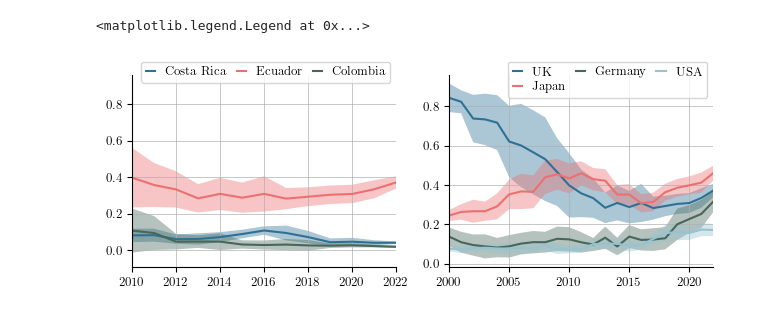
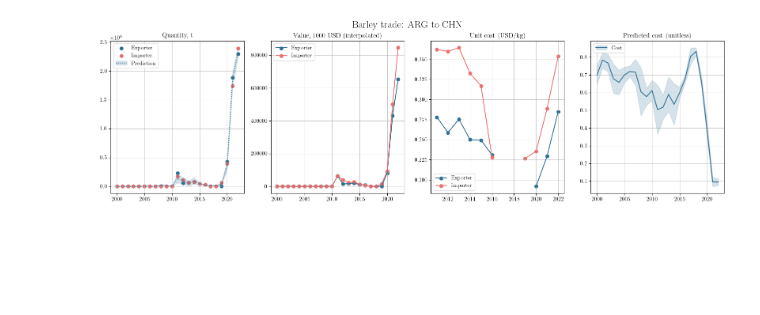
Before and after one commit to estevaofuzaro98/NeuralABM, a Jupyter notebook: models/IOT_NN/model.ipynb, the cells around one changed output. Drawn from its saved outputs; the diff is of its cells as text; code cells hidden in the pictures; blank space fills up the shorter version.

```diff
--- a/models/IOT_NN/model.ipynb
+++ b/models/IOT_NN/model.ipynb
@@ -242,9 +337,15 @@ for j in tqdm(range(N_samples), desc="Sampling"):
+# %%
+ex, im = "ARG", "CHN"
+fig, axs = comparison_plot(ex, im, figsize=(20, 5))
+fig.savefig(f"/Users/thomasgaskin/FAOSTAT_data/Barley_{ex}_{im}.png", dpi=300, bbox_inches='tight')
+# %% [output]
+[figure, added]
 # %%
-fig, axs = plt.subplots(ncols=2, figsize=(7.5, 2.5))
+fig, axs = plt.subplots(ncols=2, figsize=(7.5, 4))
 
-importer = "UK"
-exporter = "Ecuador"
-for _country in ["Costa Rica", "Ecuador", "Colombia"]:
+importer = "China, mainland"
+exporter = "Brazil"
+for _country in ["Paraguay", "United States of America", "Brazil"]:
 
     # Plot the cost trajectory for the importer
     _mean = samples["C"].mean("Sample", skipna=True).sel({"Country A": _country, "Country B": importer}, drop=True)
@@ -252,10 +353,10 @@ for _country in ["Costa Rica", "Ecuador", "Colombia"]:
 
     axs[0].fill_between(_mean.coords['Year'].data, _mean - _std, _mean + _std, alpha=0.4)
     axs[0].plot(_mean.coords['Year'], _mean, label=_country)
-axs[0].set_xlim(2010, 2022)
+axs[0].set_xlim(2000, 2022)
 axs[0].legend(title="", ncol=3, loc="upper right", bbox_to_anchor=(0, 1, 1, 0.1), handlelength=0.75, labelspacing=0.3, columnspacing=0.8)
 
-for _country in ["UK", "Japan", "Germany", "USA"]:
+for _country in ["China, mainland", "Germany", "France"]:
 
     # Plot the cost trajectory for the exporter
     _mean = samples["C"].mean("Sample", skipna=True).sel({"Country B": _country, "Country A": exporter}, drop=True)
@@ -267,9 +368,6 @@ for _country in ["UK", "Japan", "Germany", "USA"]:
 axs[1].set_xlim(2000, 2022)
 axs[1].legend(title="", ncol=3, loc="upper right", bbox_to_anchor=(0, 1, 1, 0.1), handlelength=0.75, labelspacing=0.3, columnspacing=0.8)
 # plt.savefig("/Users/thomasgaskin/NN_cost_comparison.pdf", bbox_inches='tight', dpi=600)
-# %% [output]
-<matplotlib.legend.Legend at 0x...>
-[figure, removed]
 # %%
 # Calculate the predicted RPI for the UK
 UK_import_mean_cost = (samples["C"].mean("Sample", skipna=True).sel({"Country B": "UK"}, drop=True) * samples["T"].mean("Sample", skipna=True).sel({"Country B": "UK"}, drop=True)).sum("Country A", skipna=True) / samples["T"].mean("Sample", skipna=True).sel({"Country B": "UK"}, drop=True).sum("Country A", skipna=True)
```
Also changed, not shown: parts of 27 cells of this notebook, 1 other file.
